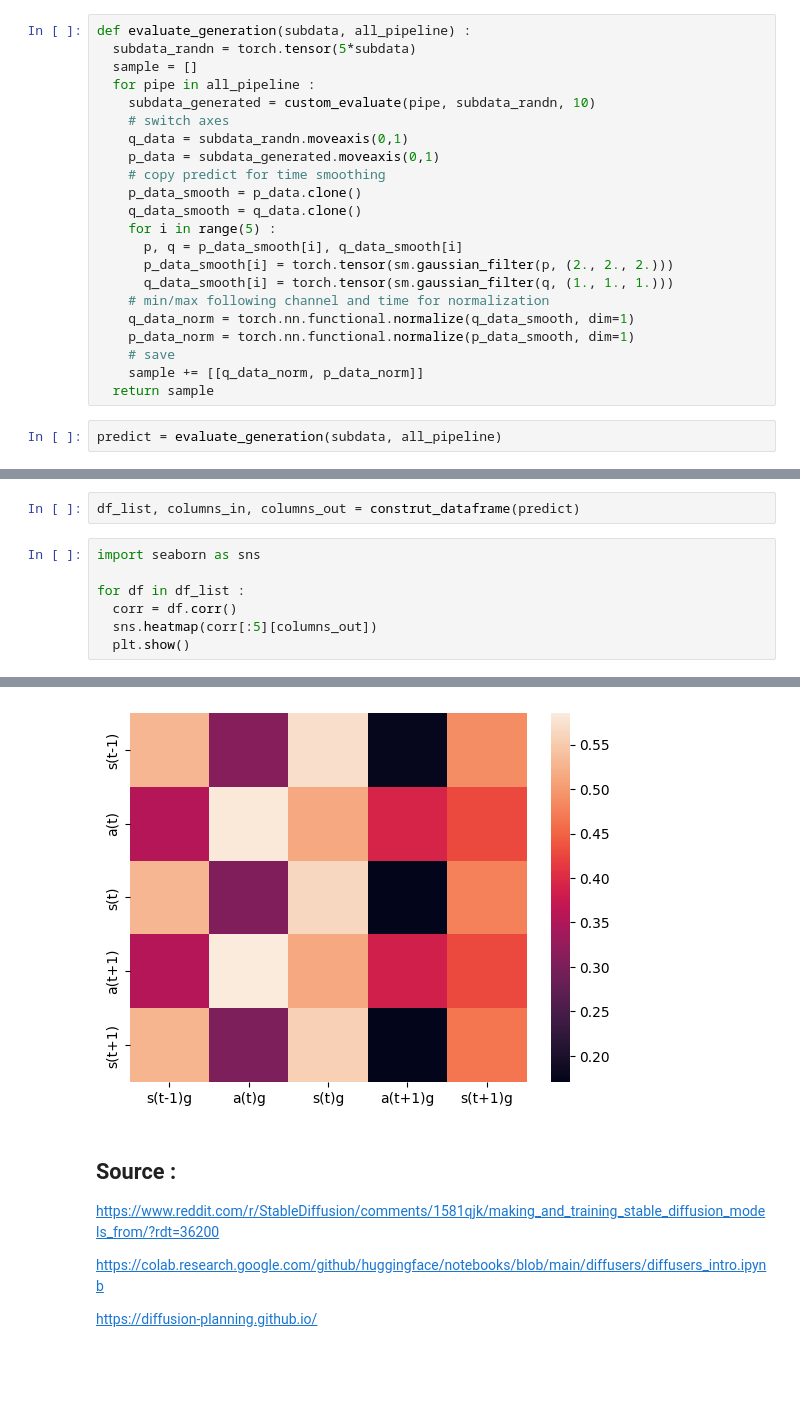
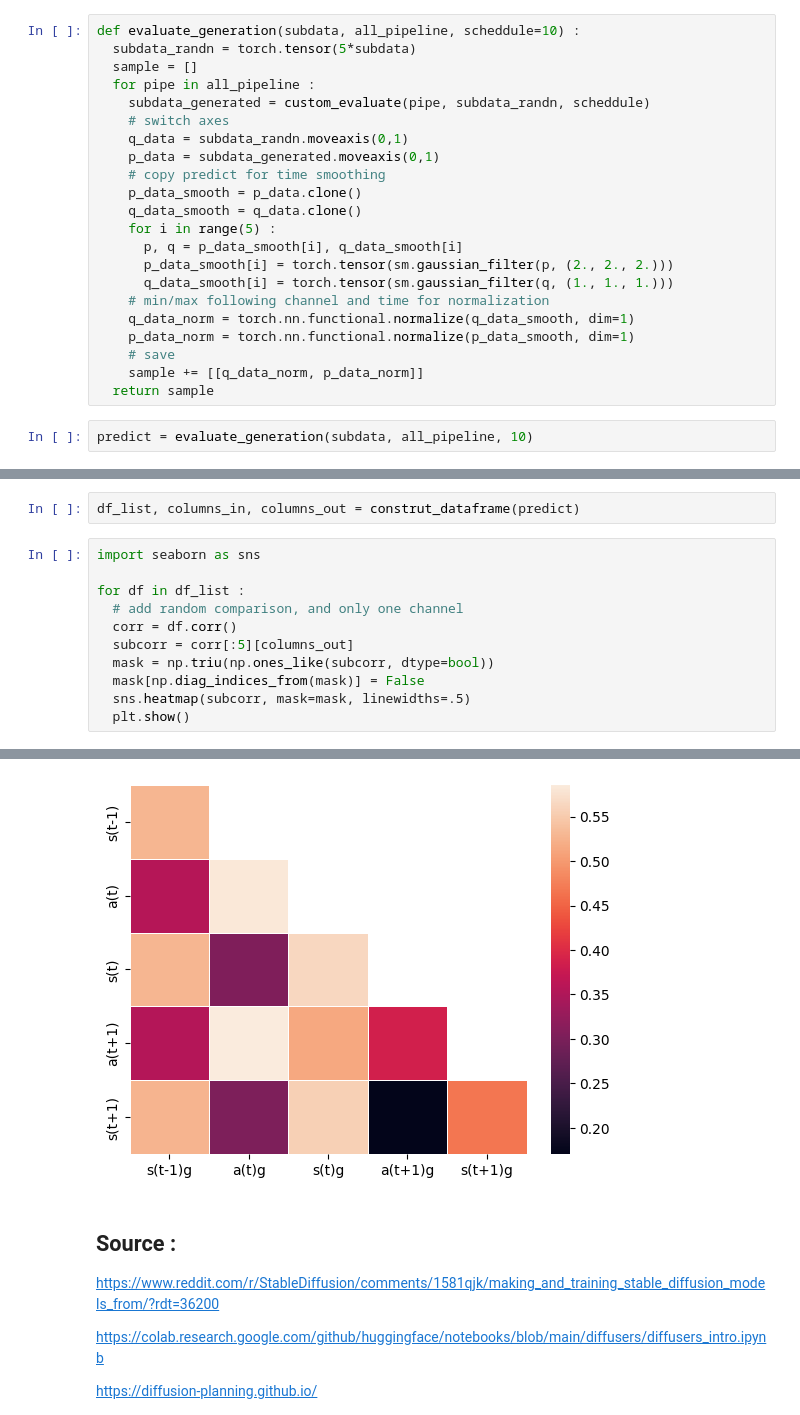
Before and after one commit to fabienfrfr/Gym-Setpoint, a Jupyter notebook: diffusion/result_Generative-2D_SPDL.ipynb, the cells around one changed output, grey strips where cells are left out. Drawn from its saved outputs; the diff is of its cells as text; blank space fills up the shorter version.

```diff
--- a/diffusion/result_Generative-2D_SPDL.ipynb
+++ b/diffusion/result_Generative-2D_SPDL.ipynb
@@ -288,11 +288,11 @@ fig.show()
 
 faire une normalisation par temps, pas par l'espace, puis faire un filtre gaussien, la sortie
 # %%
-def evaluate_generation(subdata, all_pipeline) :
+def evaluate_generation(subdata, all_pipeline, scheddule=10) :
   subdata_randn = torch.tensor(5*subdata)
   sample = []
   for pipe in all_pipeline :
-    subdata_generated = custom_evaluate(pipe, subdata_randn, 10)
+    subdata_generated = custom_evaluate(pipe, subdata_randn, scheddule)
     # switch axes
     q_data = subdata_randn.moveaxis(0,1)
     p_data = subdata_generated.moveaxis(0,1)
@@ -310,7 +310,7 @@ def evaluate_generation(subdata, all_pipeline) :
     sample += [[q_data_norm, p_data_norm]]
   return sample
 # %%
-predict = evaluate_generation(subdata, all_pipeline)
+predict = evaluate_generation(subdata, all_pipeline, 10)
 # %%
 # verify if equivalent
 fig, axs = plt.subplots(len(predict), 5, figsize=(14, 2))
@@ -348,7 +348,11 @@ df_list, columns_in, columns_out = construt_dataframe(predict)
 import seaborn as sns
 
 for df in df_list :
+  # add random comparison, and only one channel
   corr = df.corr()
-  sns.heatmap(corr[:5][columns_out])
+  subcorr = corr[:5][columns_out]
+  mask = np.triu(np.ones_like(subcorr, dtype=bool))
+  mask[np.diag_indices_from(mask)] = False
+  sns.heatmap(subcorr, mask=mask, linewidths=.5)
   plt.show()
 # %% [output]
@@ -357,4 +361,4 @@ for df in df_list :
-[figure, old version]
+[figure, new version]
 # %% [markdown]
 ## Source :
 
```
Also changed, not shown: parts of 2 cells of this notebook.
